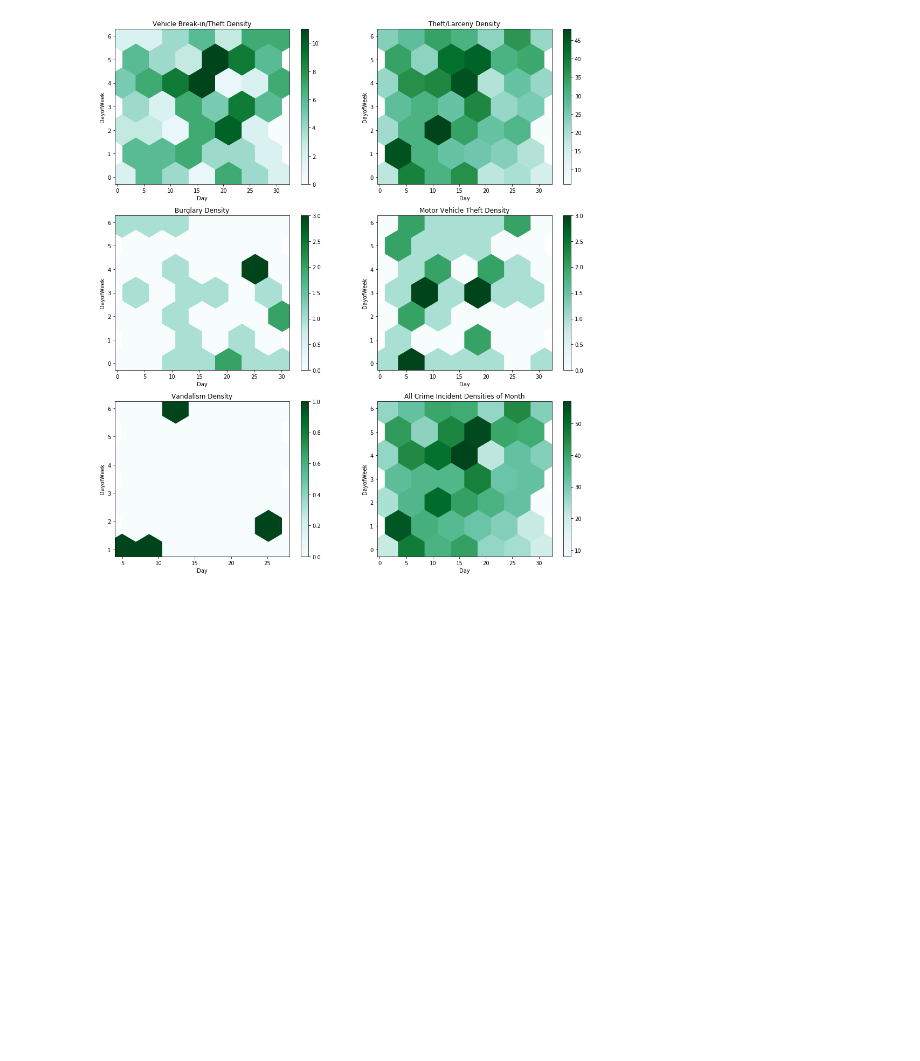
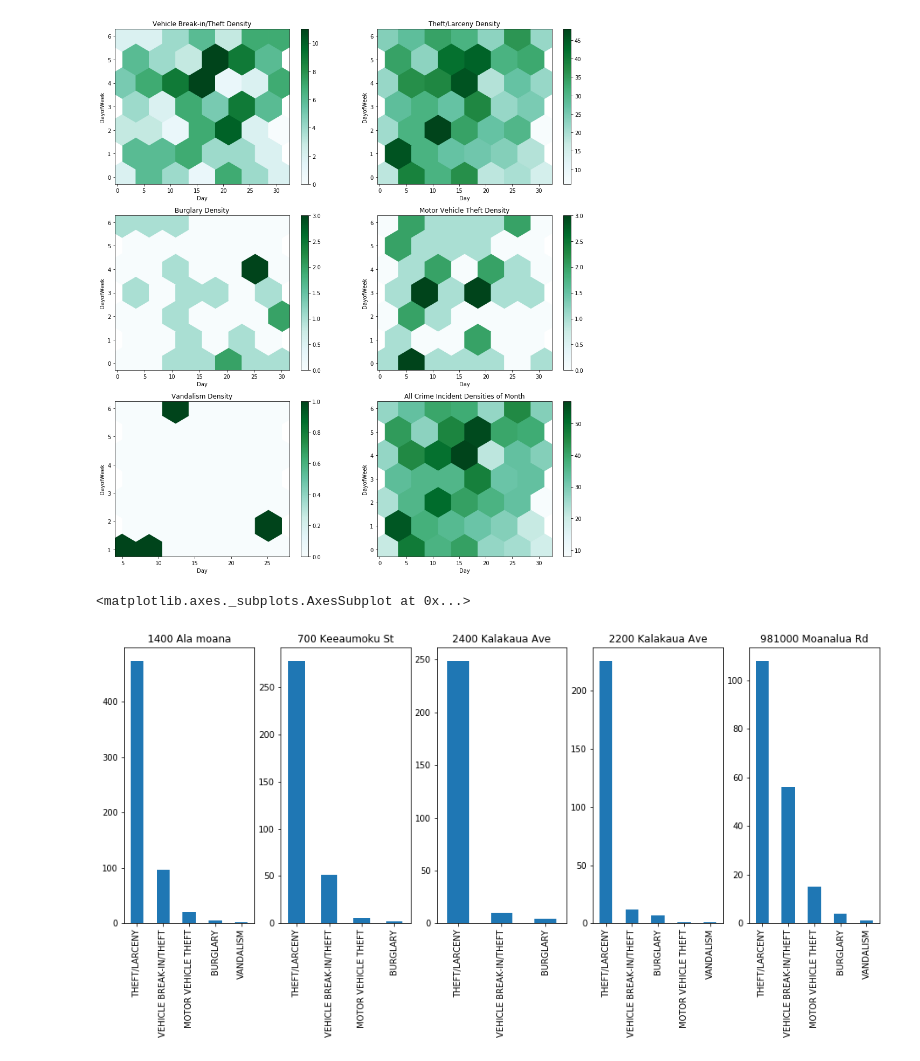
Before and after one commit to garywhi/CrimeIncidents, a Jupyter notebook: Untitled.ipynb, the cells around one changed output. Drawn from its saved outputs; the diff is of its cells as text; code cells hidden in the pictures; blank space fills up the shorter version.

Commit message:
BlockAddress types subplots

```diff
--- a/Untitled.ipynb
+++ b/Untitled.ipynb
@@ -174,3 +174,20 @@ df_split.plot.hexbin(x='Day',
 # %% [output]
 <matplotlib.axes._subplots.AxesSubplot at 0x...>
 [figure]
+# %%
+#Create new DataFrames that house only the data of a specific BlockAddress
+df_alamoana = df_split[df_split['BlockAddress'] == '1400 BLOCK ALA MOANA'].copy()
+df_keeaumoku = df_split[df_split['BlockAddress'] == '700 BLOCK KEEAUMOKU ST'].copy()
+df_kalakaua2400 = df_split[df_split['BlockAddress'] == '2400 BLOCK KALAKAUA AVE'].copy()
+df_kalakaua2200 = df_split[df_split['BlockAddress'] == '2200 BLOCK KALAKAUA AVE'].copy()
+df_moanalua = df_split[df_split['BlockAddress'] == '981000 BLOCK MOANALUA RD'].copy()
+
+fig, axarr = plt.subplots(1,5, figsize=(16,6))
+df_alamoana['Type'].value_counts().plot.bar(ax=axarr[0], title='1400 Ala moana')
+df_keeaumoku['Type'].value_counts().plot.bar(ax=axarr[1], title='700 Keeaumoku St')
+df_kalakaua2400['Type'].value_counts().plot.bar(ax=axarr[2], title='2400 Kalakaua Ave')
+df_kalakaua2200['Type'].value_counts().plot.bar(ax=axarr[3], title='2200 Kalakaua Ave')
+df_moanalua['Type'].value_counts().plot.bar(ax=axarr[4], title='981000 Moanalua Rd')
+# %% [output]
+<matplotlib.axes._subplots.AxesSubplot at 0x...>
+[figure, added]
```
